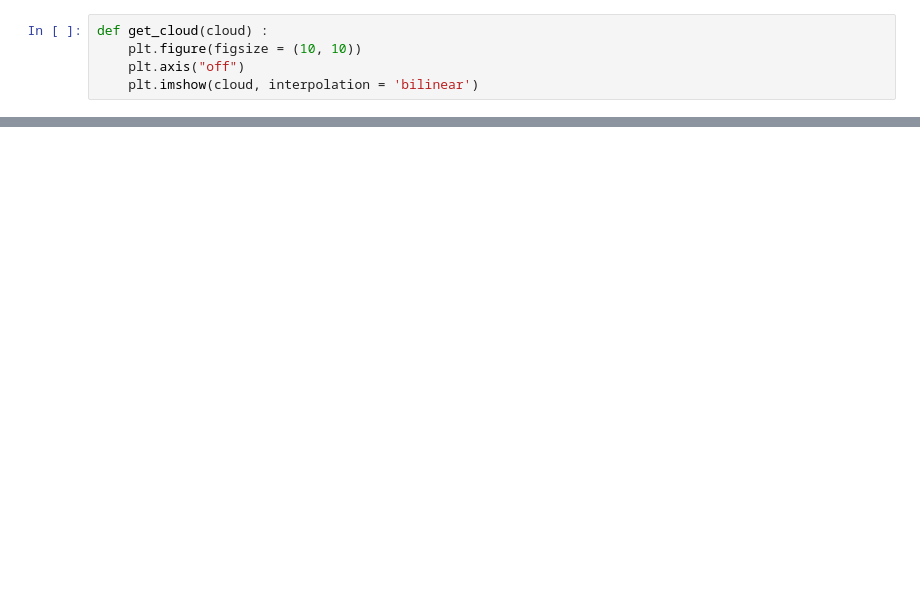
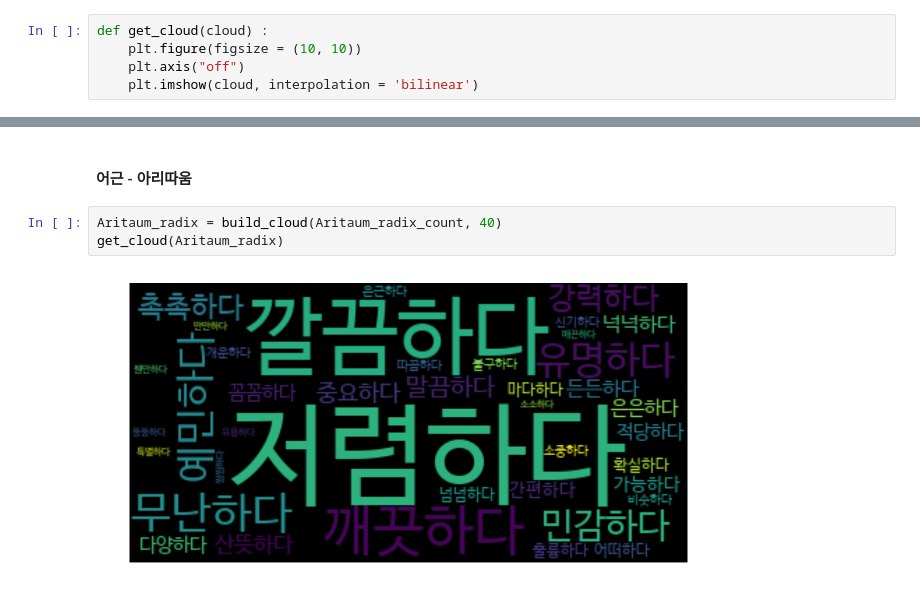
Before and after one commit to KANG91/Cosmetic_Review_Analysis, a Jupyter notebook: 3_Get_most_common_Nouns_and_Adjectives.ipynb, the cells around one changed output, grey strips where cells are left out. Drawn from its saved outputs; the diff is of its cells as text; blank space fills up the shorter version.

```diff
--- a/3_Get_most_common_Nouns_and_Adjectives.ipynb
+++ b/3_Get_most_common_Nouns_and_Adjectives.ipynb
@@ -147,0 +198,7 @@ get_cloud(radix_cloud)
+# %% [markdown]
+#### 어근 - 아리따움
+# %%
+Aritaum_radix = build_cloud(Aritaum_radix_count, 40)
+get_cloud(Aritaum_radix)
+# %% [output]
+[figure, added]
```
Also changed, not shown: parts of 44 cells of this notebook, 4 other files.
